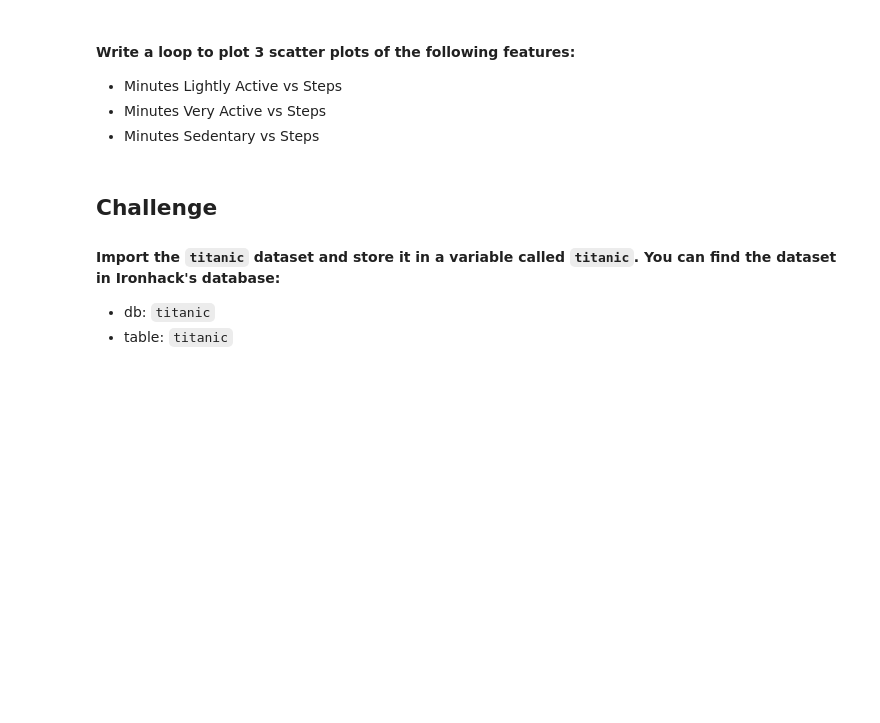
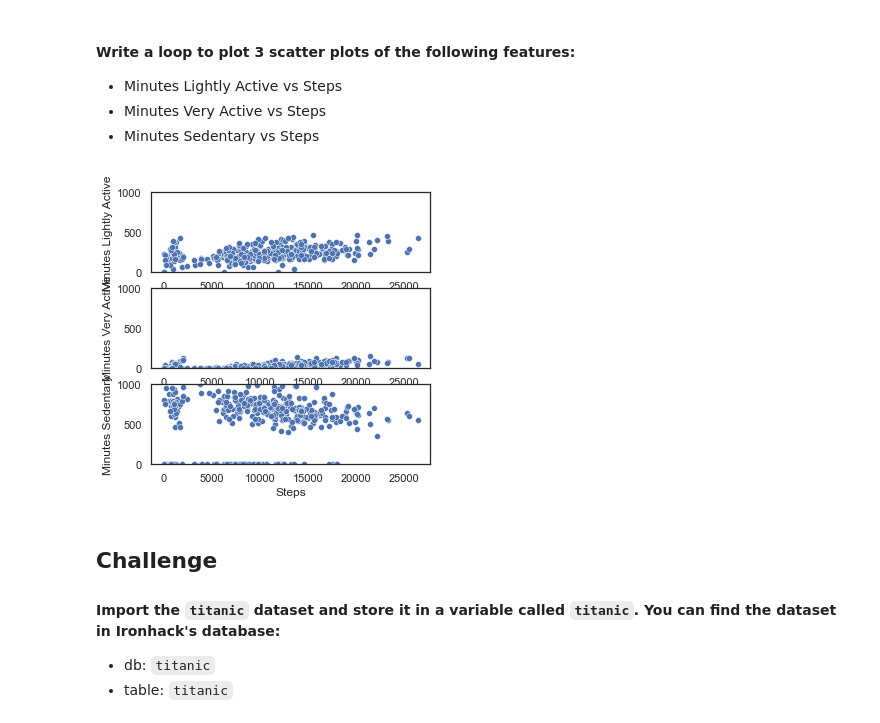
Before and after one commit to Ironhack-Data-Madrid-Mayo-2022/5.2-lab-matplotlib-seaborn, a Jupyter notebook: your-code/main.ipynb, the cells around one changed output. Drawn from its saved outputs; the diff is of its cells as text; code cells hidden in the pictures; blank space fills up the shorter version.

```diff
--- a/your-code/main.ipynb
+++ b/your-code/main.ipynb
@@ -63,13 +65,15 @@ list=['Minutes Lightly Active', 'Minutes Very Active','Minutes Sedentary']
 # %%
 count=1
 for e in list:
-    plt.subplot(3,2,count)
+    plt.subplot(3,1,count)
     sns.scatterplot(fitbit["Steps"],fitbit[e])
     count+=1
     plt.ylim(0, 1000)
     plt.rcParams['figure.figsize']=(5,5)
 
 plt.show()
+# %% [output]
+[figure, added]
 # %% [markdown]
 ## Challenge
 
```
Also changed, not shown: parts of 28 cells of this notebook.
